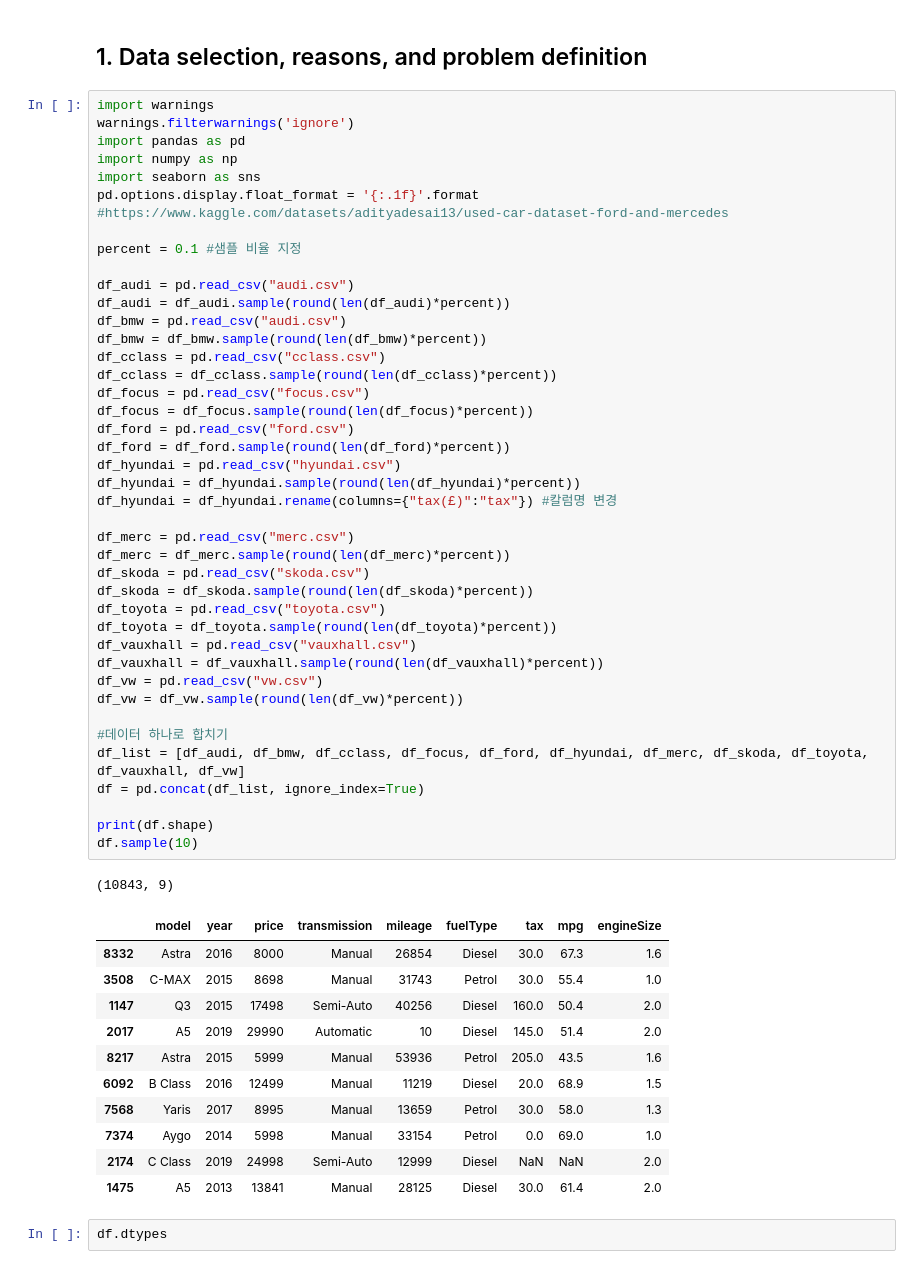
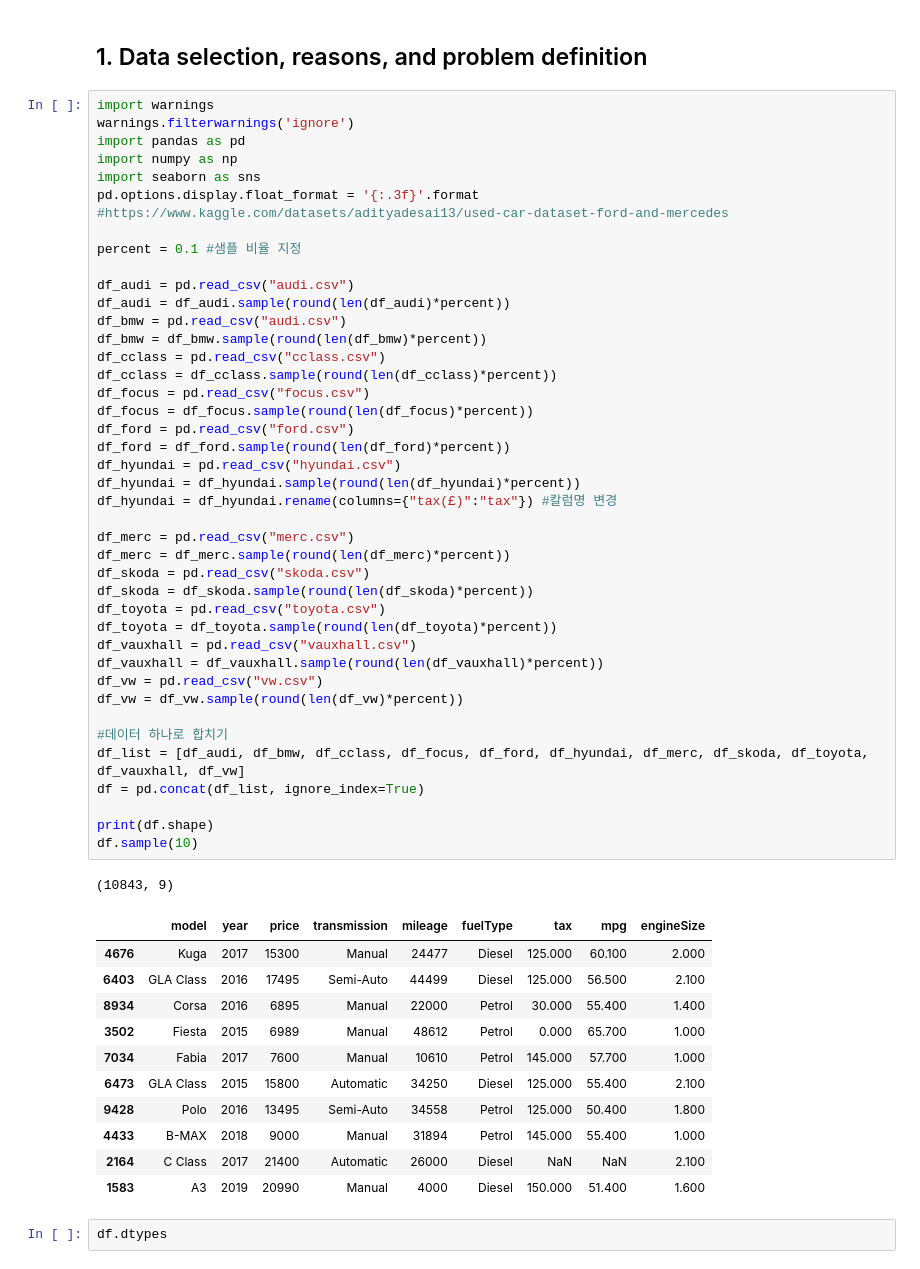
Before and after one commit to KYOH95/Project_2_Car_Analysis, a Jupyter notebook: Project2.ipynb, the cells around one changed output. Drawn from its saved outputs; the diff is of its cells as text.

```diff
--- a/Project2.ipynb
+++ b/Project2.ipynb
@@ -6,7 +6,7 @@ warnings.filterwarnings('ignore')
 import pandas as pd
 import numpy as np
 import seaborn as sns
-pd.options.display.float_format = '{:.1f}'.format
+pd.options.display.float_format = '{:.3f}'.format
 #https://www.kaggle.com/datasets/adityadesai13/used-car-dataset-ford-and-mercedes
 
 percent = 0.1 #샘플 비율 지정
@@ -18,43 +18,43 @@ df_bmw = df_bmw.sample(round(len(df_bmw)*percent))
 df_cclass = pd.read_csv("cclass.csv")
 df_cclass = df_cclass.sample(round(len(df_cclass)*percent))
 df_focus = pd.read_csv("focus.csv")
 df_focus = df_focus.sample(round(len(df_focus)*percent))
 df_ford = pd.read_csv("ford.csv")
 df_ford = df_ford.sample(round(len(df_ford)*percent))
 df_hyundai = pd.read_csv("hyundai.csv")
 df_hyundai = df_hyundai.sample(round(len(df_hyundai)*percent))
 df_hyundai = df_hyundai.rename(columns={"tax(£)":"tax"}) #칼럼명 변경
 
 df_merc = pd.read_csv("merc.csv")
 df_merc = df_merc.sample(round(len(df_merc)*percent))
 df_skoda = pd.read_csv("skoda.csv")
 df_skoda = df_skoda.sample(round(len(df_skoda)*percent))
 df_toyota = pd.read_csv("toyota.csv")
 df_toyota = df_toyota.sample(round(len(df_toyota)*percent))
 df_vauxhall = pd.read_csv("vauxhall.csv")
 df_vauxhall = df_vauxhall.sample(round(len(df_vauxhall)*percent))
 df_vw = pd.read_csv("vw.csv")
 df_vw = df_vw.sample(round(len(df_vw)*percent))
 
 #데이터 하나로 합치기
 df_list = [df_audi, df_bmw, df_cclass, df_focus, df_ford, df_hyundai, df_merc, df_skoda, df_toyota, df_vauxhall, df_vw]
 df = pd.concat(df_list, ignore_index=True)
 
 print(df.shape)
 df.sample(10)
 # %% [output]
 (10843, 9)
 |  | model | year | price | transmission | mileage | fuelType | tax | mpg | engineSize |
-| 8332 | Astra | 2016 | 8000 | Manual | 26854 | Diesel | 30.0 | 67.3 | 1.6 |
-| 3508 | C-MAX | 2015 | 8698 | Manual | 31743 | Petrol | 30.0 | 55.4 | 1.0 |
-| 1147 | Q3 | 2015 | 17498 | Semi-Auto | 40256 | Diesel | 160.0 | 50.4 | 2.0 |
-| 2017 | A5 | 2019 | 29990 | Automatic | 10 | Diesel | 145.0 | 51.4 | 2.0 |
-| 8217 | Astra | 2015 | 5999 | Manual | 53936 | Petrol | 205.0 | 43.5 | 1.6 |
-| 6092 | B Class | 2016 | 12499 | Manual | 11219 | Diesel | 20.0 | 68.9 | 1.5 |
-| 7568 | Yaris | 2017 | 8995 | Manual | 13659 | Petrol | 30.0 | 58.0 | 1.3 |
-| 7374 | Aygo | 2014 | 5998 | Manual | 33154 | Petrol | 0.0 | 69.0 | 1.0 |
-| 2174 | C Class | 2019 | 24998 | Semi-Auto | 12999 | Diesel | NaN | NaN | 2.0 |
-| 1475 | A5 | 2013 | 13841 | Manual | 28125 | Diesel | 30.0 | 61.4 | 2.0 |
+| 4676 | Kuga | 2017 | 15300 | Manual | 24477 | Diesel | 125.000 | 60.100 | 2.000 |
+| 6403 | GLA Class | 2016 | 17495 | Semi-Auto | 44499 | Diesel | 125.000 | 56.500 | 2.100 |
+| 8934 | Corsa | 2016 | 6895 | Manual | 22000 | Petrol | 30.000 | 55.400 | 1.400 |
+| 3502 | Fiesta | 2015 | 6989 | Manual | 48612 | Petrol | 0.000 | 65.700 | 1.000 |
+| 7034 | Fabia | 2017 | 7600 | Manual | 10610 | Petrol | 145.000 | 57.700 | 1.000 |
+| 6473 | GLA Class | 2015 | 15800 | Automatic | 34250 | Diesel | 125.000 | 55.400 | 2.100 |
+| 9428 | Polo | 2016 | 13495 | Semi-Auto | 34558 | Petrol | 125.000 | 50.400 | 1.800 |
+| 4433 | B-MAX | 2018 | 9000 | Manual | 31894 | Petrol | 145.000 | 55.400 | 1.000 |
+| 2164 | C Class | 2017 | 21400 | Automatic | 26000 | Diesel | NaN | NaN | 2.100 |
+| 1583 | A3 | 2019 | 20990 | Manual | 4000 | Diesel | 150.000 | 51.400 | 1.600 |
 # %%
 df.dtypes
 # %% [output]
```
Also changed, not shown: parts of 48 cells of this notebook.
